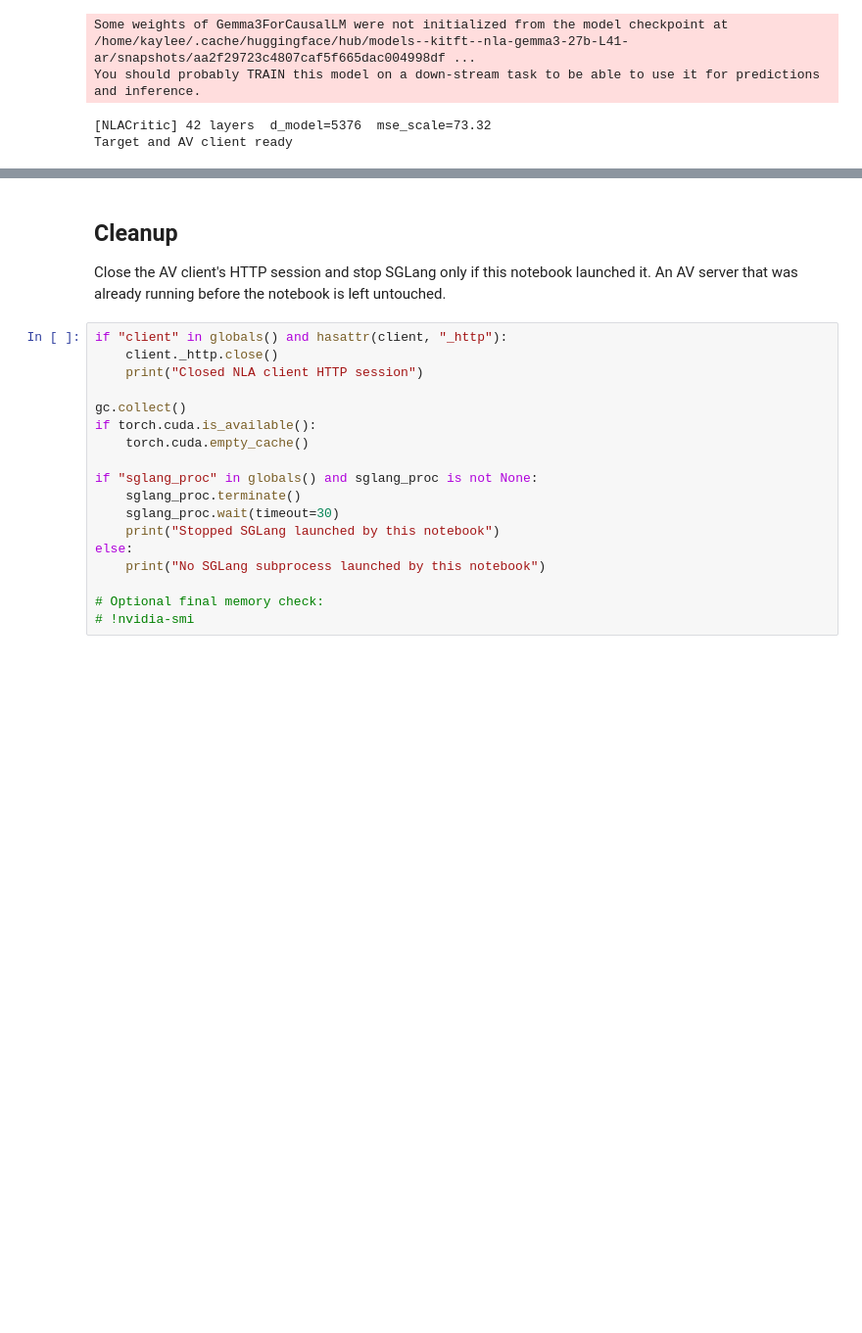
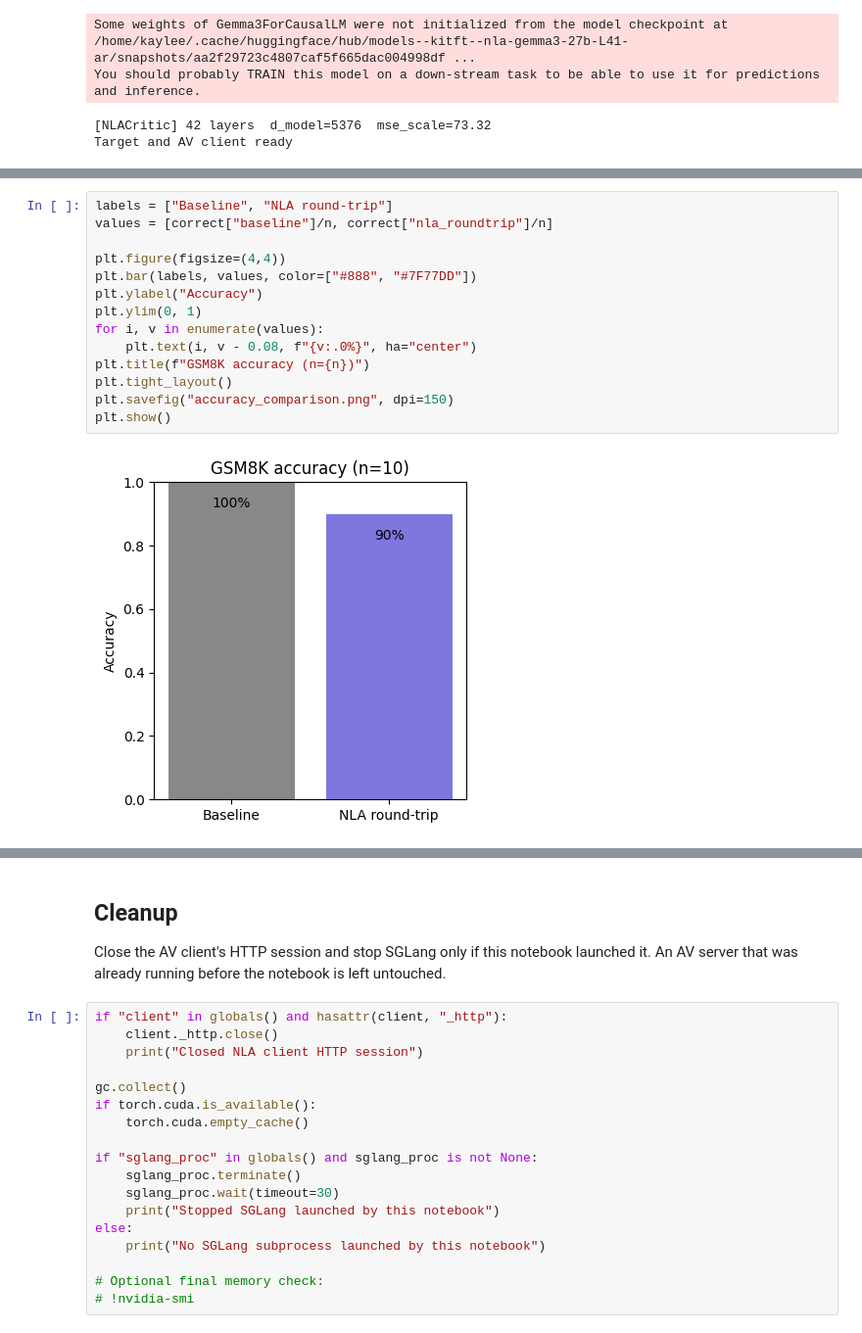
Before and after one commit to kayleeisokay/natural_language_autoencoders, a Jupyter notebook: notebooks/NLA_roundtrip.ipynb, the cells around one changed output, grey strips where cells are left out. Shown at 98% size. Drawn from its saved outputs; the diff is of its cells as text; blank space fills up the shorter version.

```diff
--- a/notebooks/NLA_roundtrip.ipynb
+++ b/notebooks/NLA_roundtrip.ipynb
@@ -413,0 +441,16 @@ The following generation flags are not valid and may be ignored: ['top_p', 'top_
+# %%
+labels = ["Baseline", "NLA round-trip"]
+values = [correct["baseline"]/n, correct["nla_roundtrip"]/n]
+
+plt.figure(figsize=(4,4))
+plt.bar(labels, values, color=["#888", "#7F77DD"])
+plt.ylabel("Accuracy")
+plt.ylim(0, 1)
+for i, v in enumerate(values):
+    plt.text(i, v - 0.08, f"{v:.0%}", ha="center")
+plt.title(f"GSM8K accuracy (n={n})")
+plt.tight_layout()
+plt.savefig("accuracy_comparison.png", dpi=150)
+plt.show()
+# %% [output]
+[figure, added]
```
Also changed, not shown: parts of 2 cells of this notebook, 2 other files.
